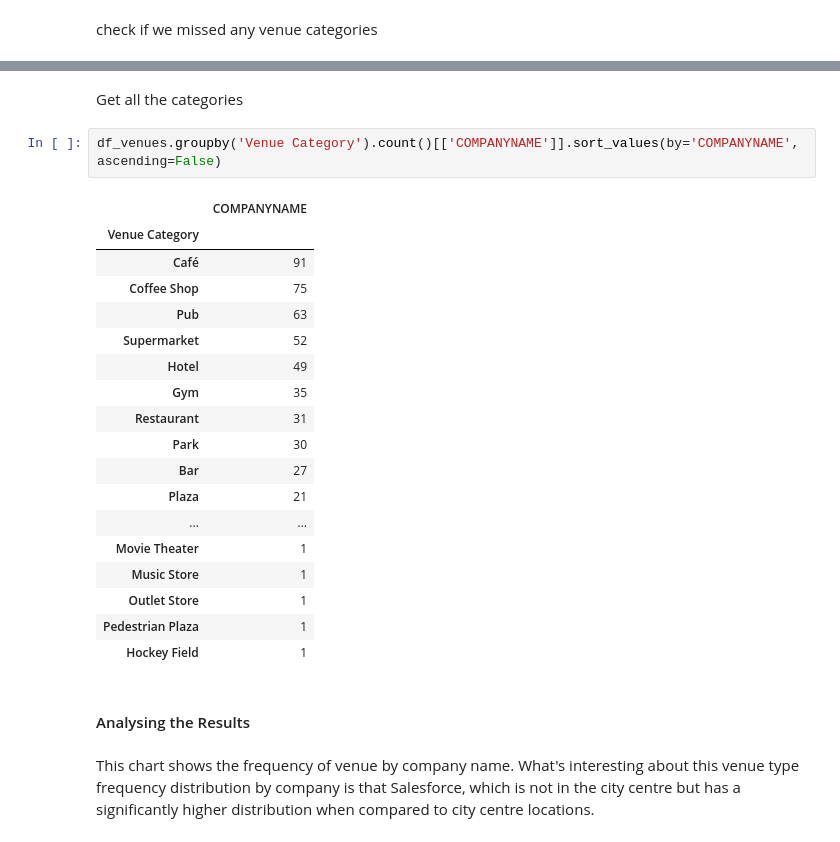
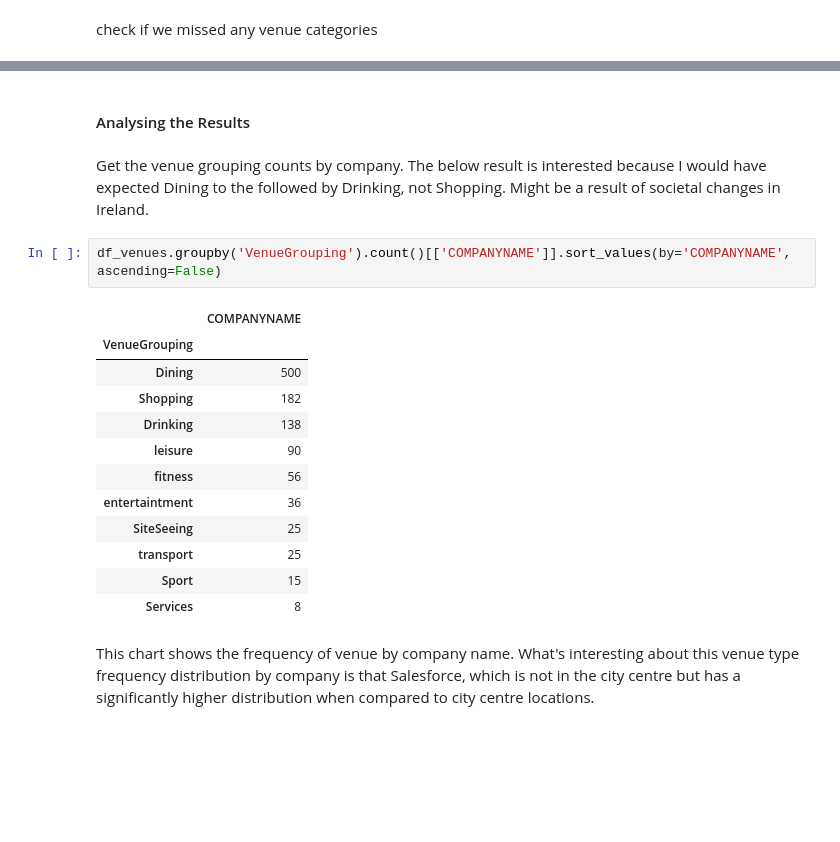
Before and after one commit to BottledLunacy/BottledLunacy-Coursera_Capstone, a Jupyter notebook: battle_of_the_neighbourhoods-checkpoint.ipynb, the cells around one changed output, grey strips where cells are left out. Cells and saved outputs as stored; diff of their text form; blank space fills up the shorter version.

```diff
--- a/battle_of_the_neighbourhoods-checkpoint.ipynb
+++ b/battle_of_the_neighbourhoods-checkpoint.ipynb
@@ -497,31 +497,25 @@ df_venues.head()
 | 2 | 2 | FaceBook | DUBLIN | 53.329515 | -6.225678 | Baan Thai Restaurant | 53.328832 | -6.230290 | ... |
 | 3 | 3 | FaceBook | DUBLIN | 53.329515 | -6.225678 | Base Wood Fired Pizza | 53.328869 | -6.230202 | ... |
 | 4 | 4 | FaceBook | DUBLIN | 53.329515 | -6.225678 | InterContinental Dublin | 53.326608 | -6.226079 | ... |
-# %% [markdown]
-Get all the categories
-# %%
-df_venues.groupby('Venue Category').count()[['COMPANYNAME']].sort_values(by='COMPANYNAME', ascending=False)
-# %% [output]
-|  | COMPANYNAME |
-| Venue Category |  |
-| Café | 91 |
-| Coffee Shop | 75 |
-| Pub | 63 |
-| Supermarket | 52 |
-| Hotel | 49 |
-| Gym | 35 |
-| Restaurant | 31 |
-| Park | 30 |
-| Bar | 27 |
-| Plaza | 21 |
-| ... | ... |
-| Movie Theater | 1 |
-| Music Store | 1 |
-| Outlet Store | 1 |
-| Pedestrian Plaza | 1 |
-| Hockey Field | 1 |
 # %% [markdown]
 #### Analysing the Results
+# %% [markdown]
+Get the venue grouping counts by company. The below result is interested because I would have expected Dining to the followed by Drinking, not Shopping. Might be a result of societal changes in Ireland.
+# %%
+df_venues.groupby('VenueGrouping').count()[['COMPANYNAME']].sort_values(by='COMPANYNAME', ascending=False)
+# %% [output]
+|  | COMPANYNAME |
+| VenueGrouping |  |
+| Dining | 500 |
+| Shopping | 182 |
+| Drinking | 138 |
+| leisure | 90 |
+| fitness | 56 |
+| entertaintment | 36 |
+| SiteSeeing | 25 |
+| transport | 25 |
+| Sport | 15 |
+| Services | 8 |
 # %% [markdown]
 This chart shows the frequency of venue by company name. What's interesting about this venue type frequency distribution by company is that Salesforce, which is not in the city centre but has a significantly higher  distribution when compared to city centre locations.
 # %%
```
Also changed, not shown: parts of 4 cells of this notebook, 1 other file.
